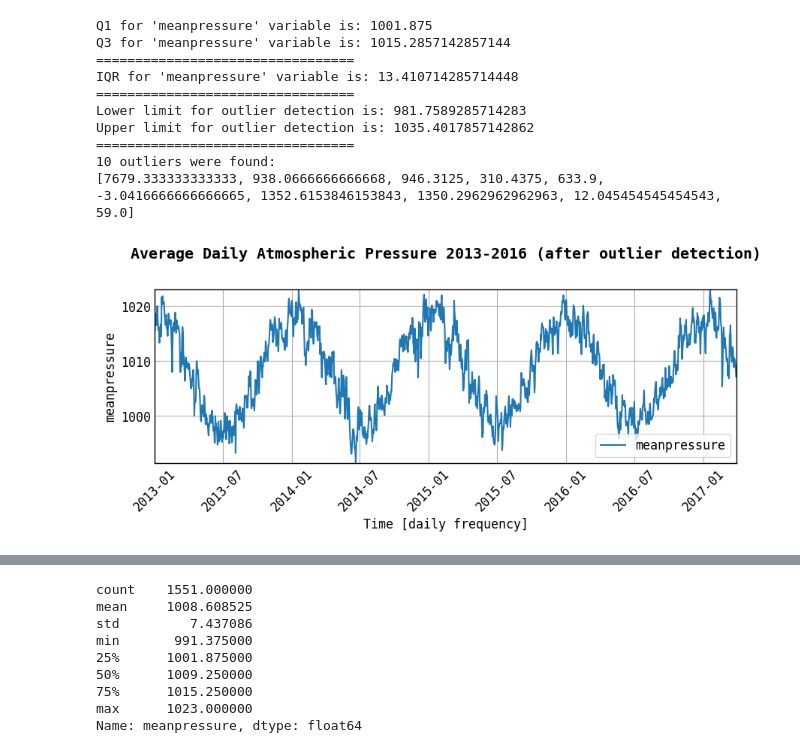
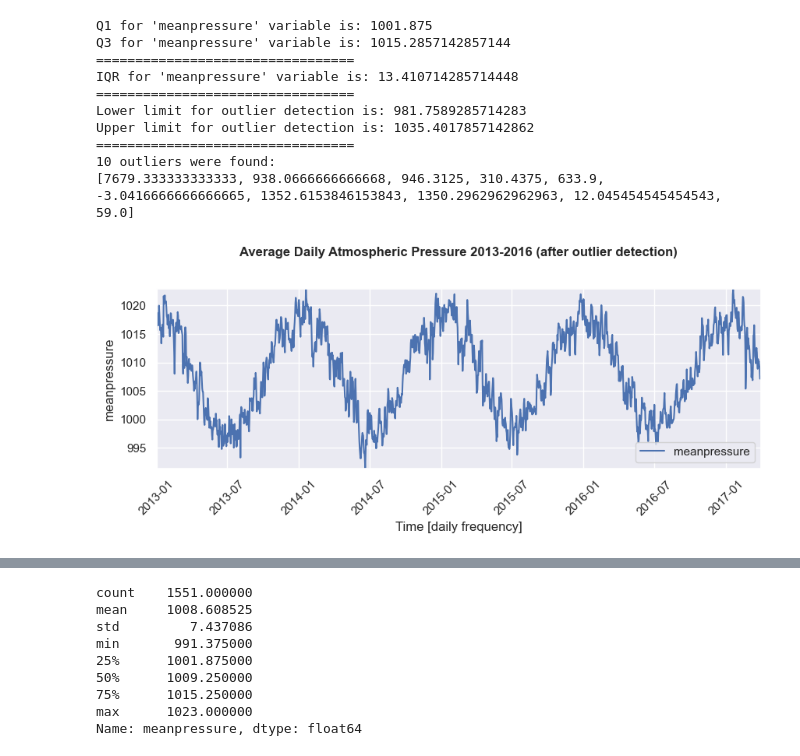
Before and after one commit to marcocolognesi/Weather_Forecast, a Jupyter notebook: eda.ipynb, the cells around one changed output, grey strips where cells are left out. Saved outputs shown, nothing was run; the diff lists cells and outputs as text; code cells hidden in the pictures.

```diff
--- a/eda.ipynb
+++ b/eda.ipynb
@@ -10,10 +10,14 @@
 # Importing libraries
 import pandas as pd
 import numpy as np
+from statsmodels.tsa.seasonal import seasonal_decompose
+from scipy import stats, signal
+from scipy.fft import fft
 
 import matplotlib.pyplot as plt
 import seaborn as sns
 import july
+sns.set_theme()
 # %% [markdown]
 The project starts with the **loading**, **converting** and **cleaning** of the data:
 * Data is imported with the `pd.read_csv` method: the `['date']` column is **parsed** into a `'datetime64[ns]'` format thanks to the `parse_dates` option and is going to be used as a `DatetimeIndex`, the ideal type of index for a **time series analysis**.
@@ -881,16 +875,15 @@ df_2016 = merged_df.loc[merged_df.index.year == 2016]
 # %%
 # second "meanpressure" plot (after outlier detection)
 plt.figure(figsize=(10,3))
-plt.grid()
 plt.plot(merged_df['meanpressure'], label='meanpressure')
 plt.title('Average Daily Atmospheric Pressure 2013-2016 (after outlier detection)', weight='bold')
 plt.xlabel('Time [daily frequency]')
 plt.tick_params(axis='x', rotation=45)
 plt.ylabel('meanpressure')
 plt.legend()
 plt.show()
 # %% [output]
-[figure, old version]
+[figure, new version]
 # %%
 plt.figure(figsize=(10,3))
 plt.title('Histogram of "meanpressure" variable (after outlier detection)', weight='bold')
```
Also changed, not shown: parts of 36 cells of this notebook, 1 other file.
